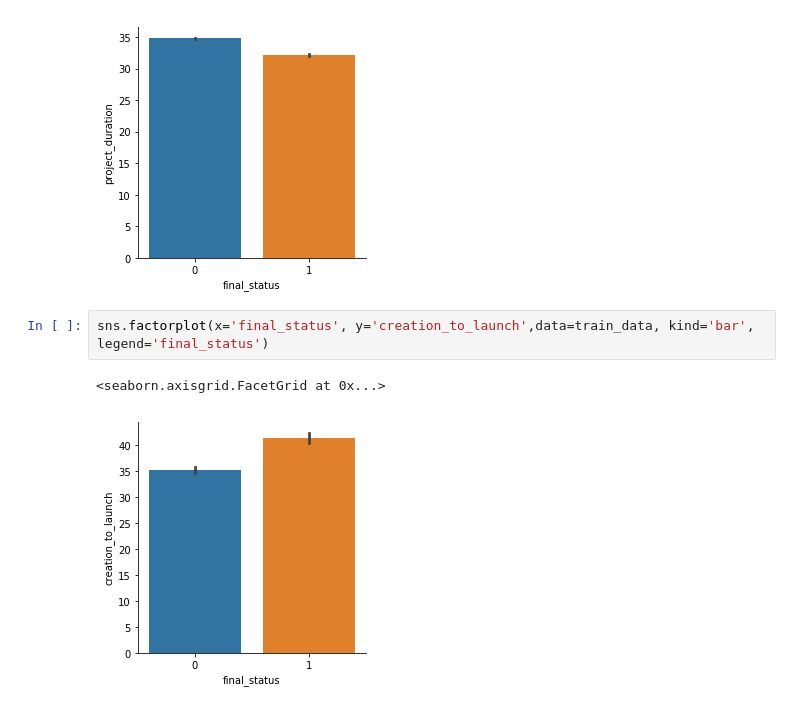
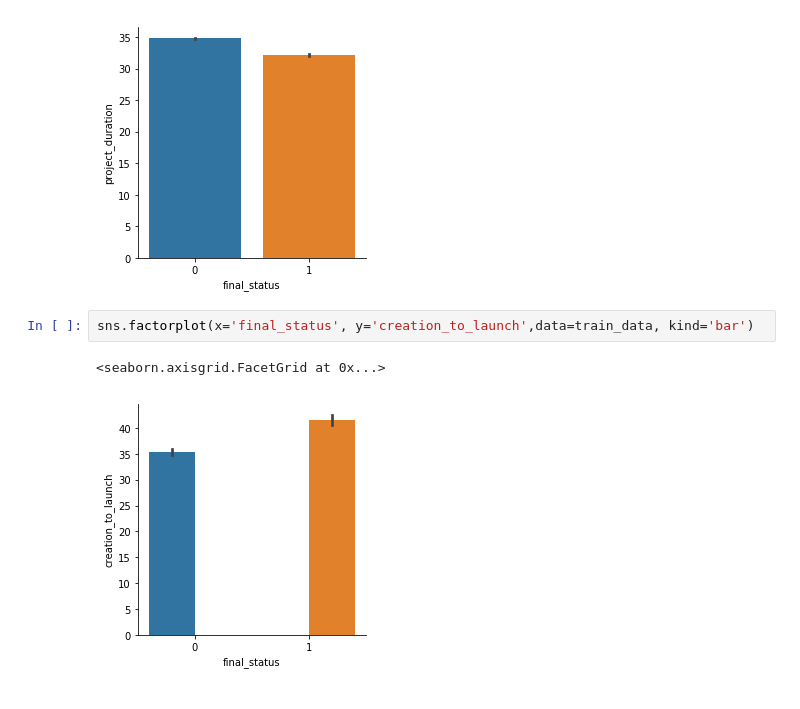
Before and after one commit to nabeelahmed/kickstarter_funding, a Jupyter notebook: Kickstarter Dataset.ipynb, the cells around one changed output. Drawn from its saved outputs; the diff is of its cells as text.

Commit message:
Data analysis

```diff
--- a/Kickstarter Dataset.ipynb
+++ b/Kickstarter Dataset.ipynb
@@ -349,7 +313,7 @@ sns.factorplot(x='final_status', y='project_duration',data=train_data, kind='bar
 <seaborn.axisgrid.FacetGrid at 0x...>
 [figure]
 # %%
-sns.factorplot(x='final_status', y='creation_to_launch',data=train_data, kind='bar', legend='final_status')
+sns.factorplot(x='final_status', y='creation_to_launch',data=train_data, kind='bar')
 # %% [output]
 <seaborn.axisgrid.FacetGrid at 0x...>
-[figure, old version]
+[figure, new version]
```
Also changed, not shown: parts of 2 cells of this notebook.
